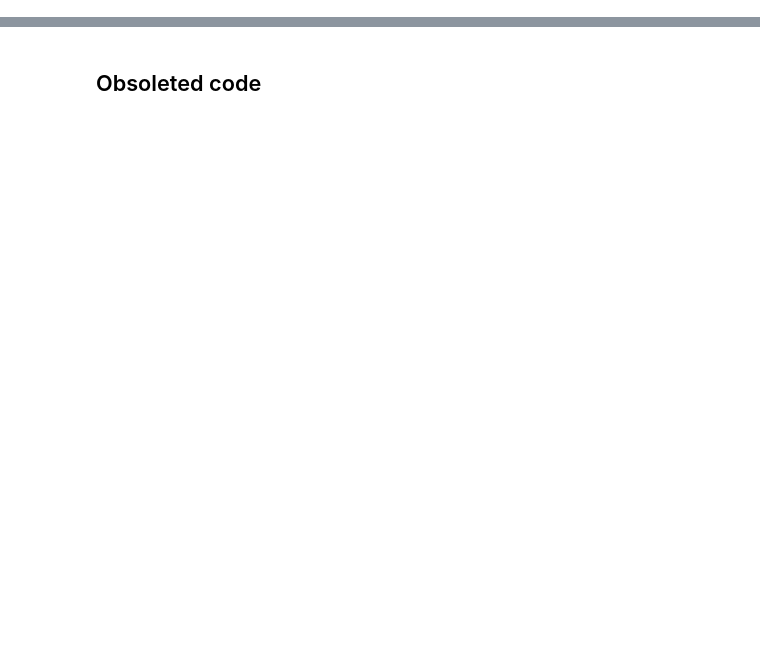
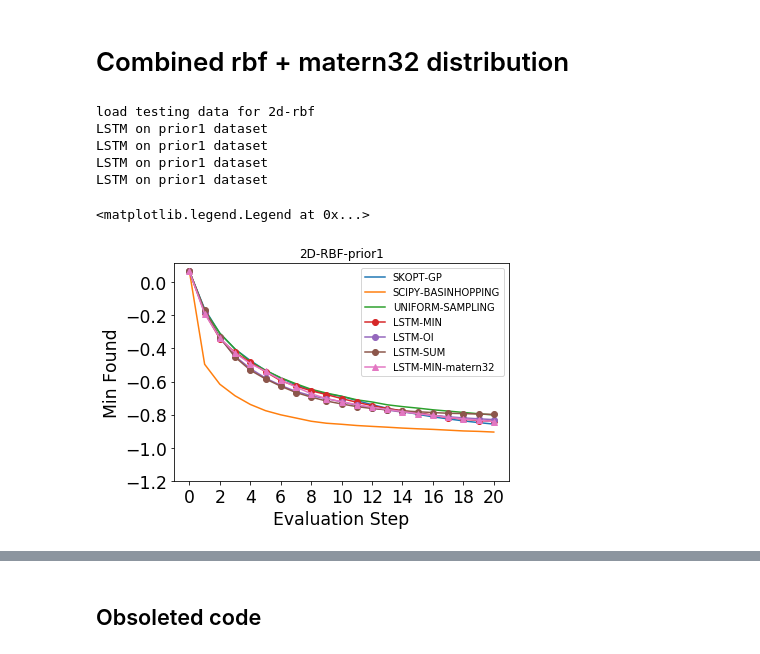
Before and after one commit to p16i/blackbox-optimization-using-rnns, a Jupyter notebook: compare-minimum-value-on-test-data.ipynb, the cells around one changed output, grey strips where cells are left out. Drawn from its saved outputs; the diff is of its cells as text; code cells hidden in the pictures; blank space fills up the shorter version.

Commit message:
add results for prior1

```diff
--- a/compare-minimum-value-on-test-data.ipynb
+++ b/compare-minimum-value-on-test-data.ipynb
@@ -220,0 +180,13 @@ plot_for_poster(kernel="matern32")
+# %% [markdown]
+# Combined rbf + matern32 distribution
+# %%
+plot_min_comparison_of_dim_and_kernel(dim=2, kernel='rbf', dataset='prior1', steps=21, baseline_methods=['gp','basinhopping'])
+plt.legend()
+# %% [output]
+load testing data for 2d-rbf
+LSTM on prior1 dataset
+LSTM on prior1 dataset
+LSTM on prior1 dataset
+LSTM on prior1 dataset
+<matplotlib.legend.Legend at 0x...>
+[figure, added]
```
Also changed, not shown: parts of 32 cells of this notebook.
